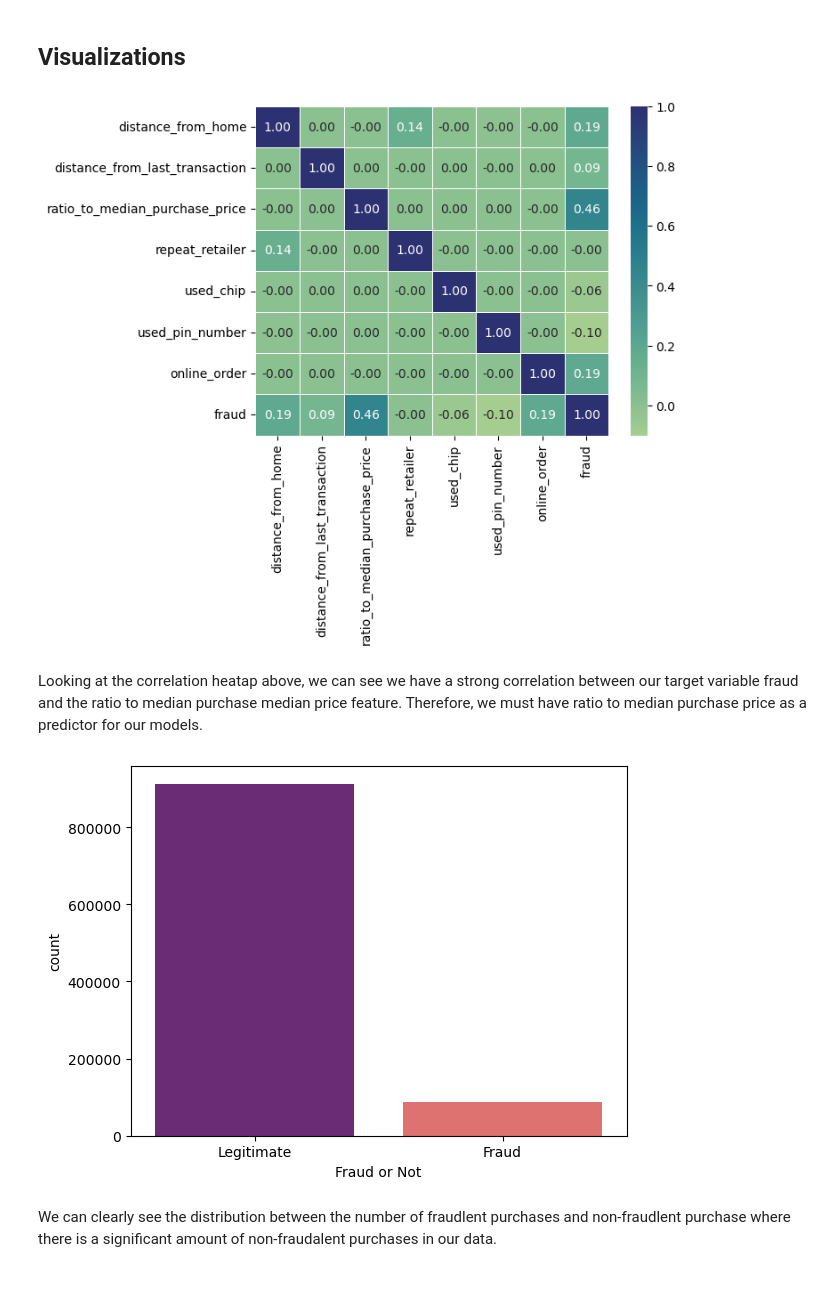
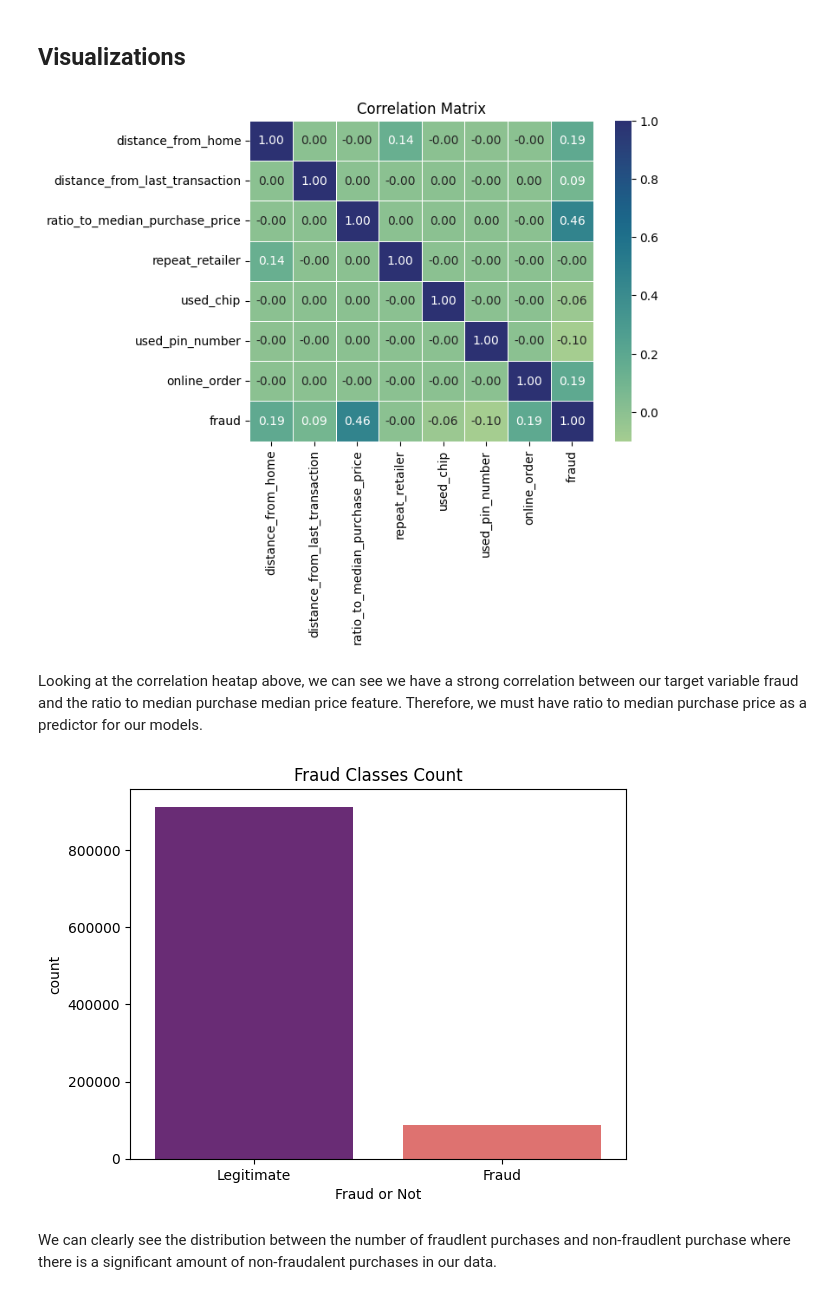
Before and after one commit to luisosorio3214/Machine-Learning-Projects-Python-, a Jupyter notebook: Credit Card Fraud Detection Project/Credit Card Fraud.ipynb, the cells around one changed output. Cells and saved outputs as stored; diff of their text form; code cells hidden in the pictures.

```diff
--- a/Credit Card Fraud Detection Project/Credit Card Fraud.ipynb
+++ b/Credit Card Fraud Detection Project/Credit Card Fraud.ipynb
@@ -30,7 +30,11 @@ import seaborn as sns
 %matplotlib inline
 # %%
 # load the data
-card = pd.read_csv('card_transdata.csv')
+card_url = "https://drive.google.com/file/d/1XdIqSj2n4fZ_B2lLyWNtBisDLDScxSd8/view?usp=drive_link"
+card_path = "https://drive.google.com/uc?id=" + card_url.split("/")[-2]
+card = pd.read_csv(card_path)
+# create a copy of data frame to keep original
+real_card = card.copy()
 card.head()
 # %% [output]
 |  | distance_from_home | distance_from_last_transaction | ratio_to_median_purchase_price | repeat_retailer | used_chip | ... |
@@ -106,20 +110,22 @@ We have no missing values.
 # check for correlation between variables
 cor = card.corr()
 sns.heatmap(cor, annot = True, fmt = '.2f', cmap = 'crest', linewidth = 0.7)
+plt.title("Correlation Matrix")
 plt.show()
 # %% [output]
-[figure, old version]
+[figure, new version]
 # %% [markdown]
 Looking at the correlation heatap above, we can see we have a strong correlation between our target variable fraud and the ratio to median purchase median price feature. Therefore, we must have ratio to median purchase price as a predictor for our models.
 # %%
 # check the distribution of class on our target variable
 card['fraud'].value_counts()
 sns.countplot(x = 'fraud', data = card, palette = 'magma')
+plt.title("Fraud Classes Count")
 plt.xticks(ticks = [0,1], labels = ['Legitimate','Fraud'])
 plt.xlabel('Fraud or Not')
 plt.show()
 # %% [output]
-[figure, old version]
+[figure, new version]
 # %% [markdown]
 We can clearly see the distribution between the number of fraudlent purchases and non-fraudlent purchase where there is a significant amount of non-fraudalent purchases in our data.
 # %%
```
Also changed, not shown: parts of 19 cells of this notebook.
